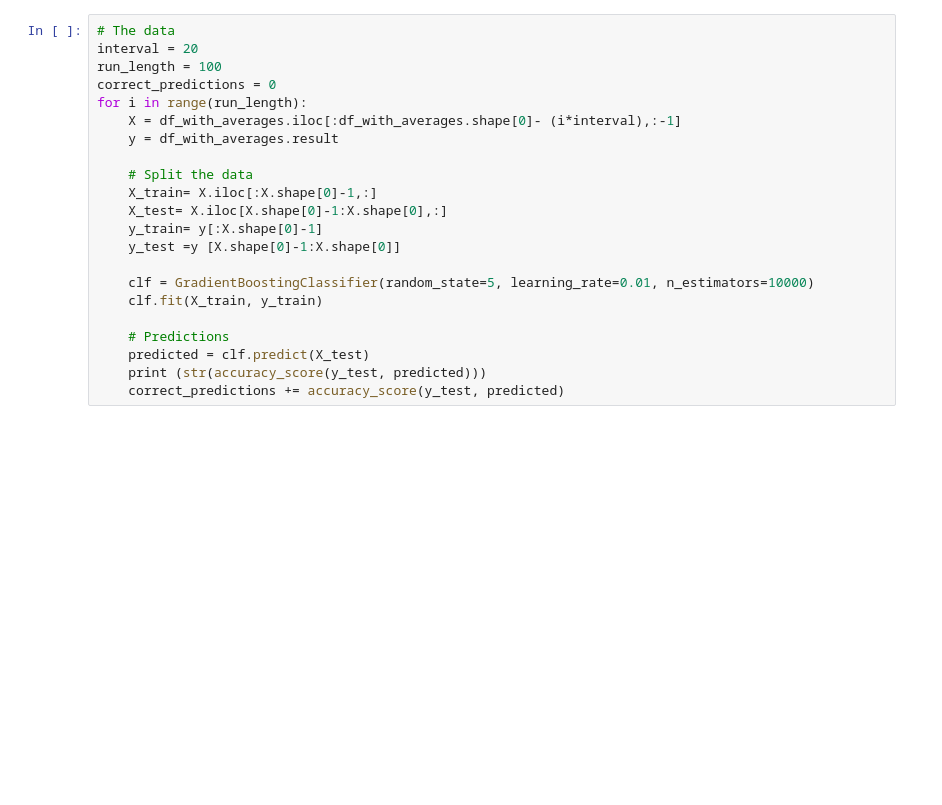
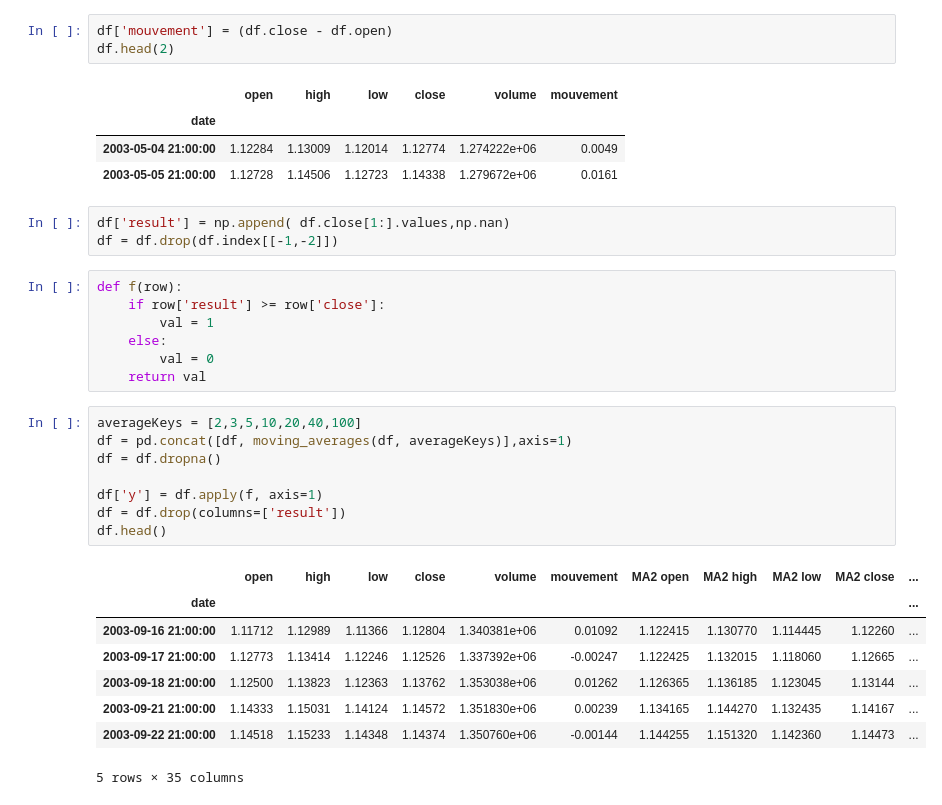
Before and after one commit to sami2310/Forex-ML, a Jupyter notebook: Forex_prediction.ipynb, the cells around one changed output. Drawn from its saved outputs; the diff is of its cells as text; blank space fills up the shorter version.

```diff
--- a/Forex_prediction.ipynb
+++ b/Forex_prediction.ipynb
@@ -109,22 +67,35 @@ slope(df, slopeKey)
-# %%
-# The data
-interval = 20
-run_length = 100
-correct_predictions = 0
-for i in range(run_length):
-    X = df_with_averages.iloc[:df_with_averages.shape[0]- (i*interval),:-1]
-    y = df_with_averages.result
-
-    # Split the data
-    X_train= X.iloc[:X.shape[0]-1,:]
-    X_test= X.iloc[X.shape[0]-1:X.shape[0],:]
-    y_train= y[:X.shape[0]-1]
-    y_test =y [X.shape[0]-1:X.shape[0]]
-
-    clf = GradientBoostingClassifier(random_state=5, learning_rate=0.01, n_estimators=10000)
-    clf.fit(X_train, y_train)
-
-    # Predictions
-    predicted = clf.predict(X_test)
-    print (str(accuracy_score(y_test, predicted)))
-    correct_predictions += accuracy_score(y_test, predicted)
+# %%
+df['mouvement'] = (df.close - df.open)
+df.head(2)
+# %% [output]
+|  | open | high | low | close | volume | mouvement |
+| date |  |  |  |  |  |  |
+| 2003-05-04 21:00:00 | 1.12284 | 1.13009 | 1.12014 | 1.12774 | 1.274222e+06 | 0.0049 |
+| 2003-05-05 21:00:00 | 1.12728 | 1.14506 | 1.12723 | 1.14338 | 1.279672e+06 | 0.0161 |
+# %%
+df['result'] = np.append( df.close[1:].values,np.nan)
+df = df.drop(df.index[[-1,-2]])
+# %%
+def f(row):
+    if row['result'] >= row['close']:
+        val = 1
+    else:
+        val = 0
+    return val
+# %%
+averageKeys = [2,3,5,10,20,40,100]
+df = pd.concat([df, moving_averages(df, averageKeys)],axis=1)
+df = df.dropna()
+
+df['y'] = df.apply(f, axis=1)
+df = df.drop(columns=['result'])
+df.head()
+# %% [output]
+|  | open | high | low | close | volume | mouvement | MA2 open | MA2 high | MA2 low | MA2 close | ... |
+| date |  |  |  |  |  |  |  |  |  |  | ... |
+| 2003-09-16 21:00:00 | 1.11712 | 1.12989 | 1.11366 | 1.12804 | 1.340381e+06 | 0.01092 | 1.122415 | 1.130770 | 1.114445 | 1.12260 | ... |
+| 2003-09-17 21:00:00 | 1.12773 | 1.13414 | 1.12246 | 1.12526 | 1.337392e+06 | -0.00247 | 1.122425 | 1.132015 | 1.118060 | 1.12665 | ... |
+| 2003-09-18 21:00:00 | 1.12500 | 1.13823 | 1.12363 | 1.13762 | 1.353038e+06 | 0.01262 | 1.126365 | 1.136185 | 1.123045 | 1.13144 | ... |
+| 2003-09-21 21:00:00 | 1.14333 | 1.15031 | 1.14124 | 1.14572 | 1.351830e+06 | 0.00239 | 1.134165 | 1.144270 | 1.132435 | 1.14167 | ... |
+| 2003-09-22 21:00:00 | 1.14518 | 1.15233 | 1.14348 | 1.14374 | 1.350760e+06 | -0.00144 | 1.144255 | 1.151320 | 1.142360 | 1.14473 | ... |
+5 rows × 35 columns
```
Also changed, not shown: parts of 20 cells of this notebook, 1 other file.
